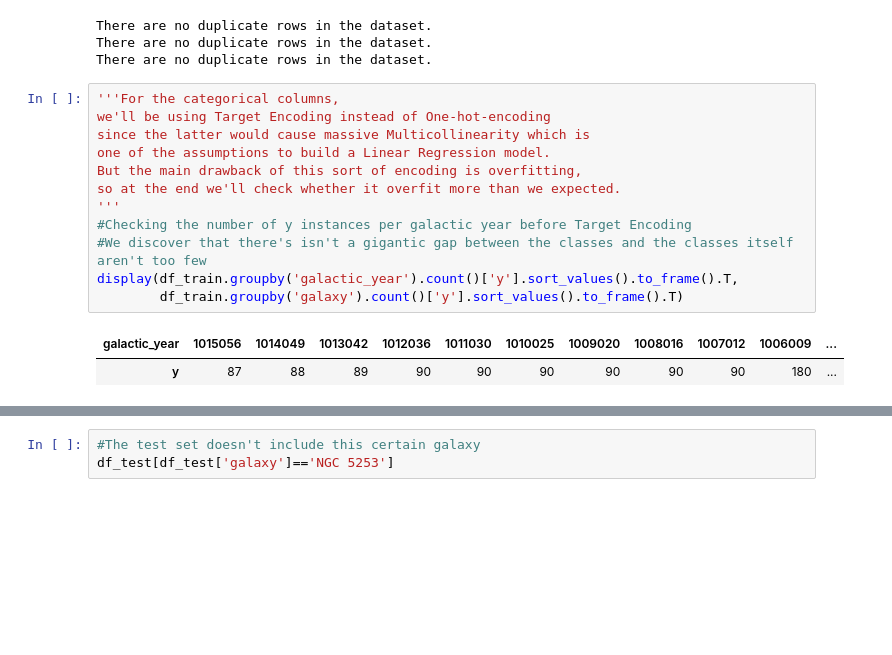
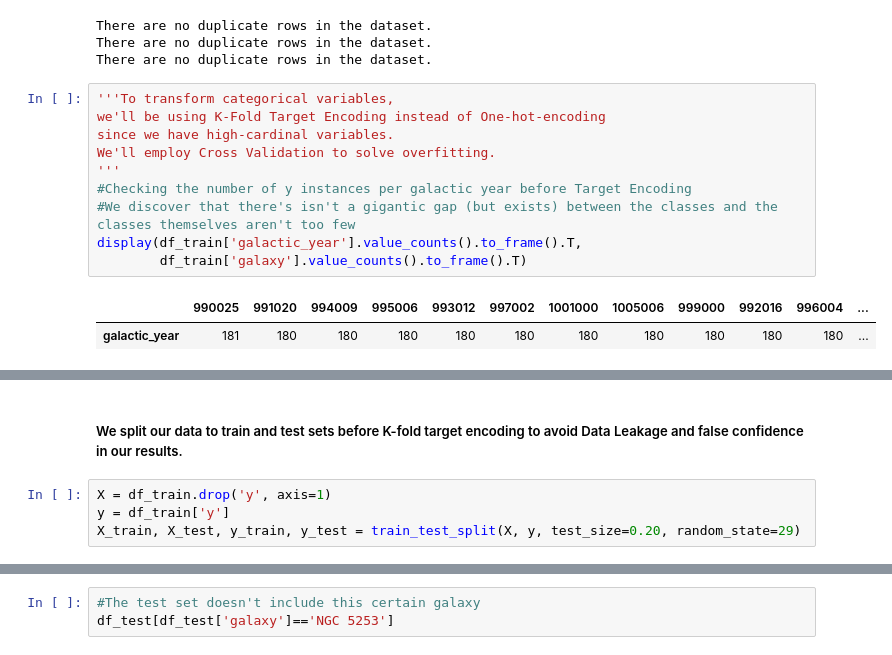
Before and after one commit to kamalzada/Machine-Learning-Projects, a Jupyter notebook: Capstone-Projects/Capstone-Project#2.ipynb, the cells around one changed output, grey strips where cells are left out. Cells and saved outputs as stored; diff of their text form; blank space fills up the shorter version.

```diff
--- a/Capstone-Projects/Capstone-Project#2.ipynb
+++ b/Capstone-Projects/Capstone-Project#2.ipynb
@@ -268,17 +272,15 @@ There are no duplicate rows in the dataset.
 There are no duplicate rows in the dataset.
 There are no duplicate rows in the dataset.
 # %%
-'''For the categorical columns,
-we'll be using Target Encoding instead of One-hot-encoding
-since the latter would cause massive Multicollinearity which is
-one of the assumptions to build a Linear Regression model.
-But the main drawback of this sort of encoding is overfitting,
-so at the end we'll check whether it overfit more than we expected.
+'''To transform categorical variables,
+we'll be using K-Fold Target Encoding instead of One-hot-encoding
+since we have high-cardinal variables.
+We'll employ Cross Validation to solve overfitting.
 '''
 #Checking the number of y instances per galactic year before Target Encoding
-#We discover that there's isn't a gigantic gap between the classes and the classes itself aren't too few
-display(df_train.groupby('galactic_year').count()['y'].sort_values().to_frame().T,
-        df_train.groupby('galaxy').count()['y'].sort_values().to_frame().T)
+#We discover that there's isn't a gigantic gap (but exists) between the classes and the classes themselves aren't too few
+display(df_train['galactic_year'].value_counts().to_frame().T,
+        df_train['galaxy'].value_counts().to_frame().T)
 # %% [output]
-| galactic_year | 1015056 | 1014049 | 1013042 | 1012036 | 1011030 | 1010025 | 1009020 | 1008016 | 1007012 | 1006009 | ... |
-| y | 87 | 88 | 89 | 90 | 90 | 90 | 90 | 90 | 90 | 180 | ... |
+|  | 990025 | 991020 | 994009 | 995006 | 993012 | 997002 | 1001000 | 1005006 | 999000 | 992016 | 996004 | ... |
+| galactic_year | 181 | 180 | 180 | 180 | 180 | 180 | 180 | 180 | 180 | 180 | 180 | ... |
@@ -286,0 +289,6 @@ display(df_train.groupby('galactic_year').count()['y'].sort_values().to_frame().
+# %% [markdown]
+##### We split our data to train and test sets before K-fold target encoding to avoid Data Leakage and false confidence in our results.
+# %%
+X = df_train.drop('y', axis=1)
+y = df_train['y']
+X_train, X_test, y_train, y_test = train_test_split(X, y, test_size=0.20, random_state=29)
```
Also changed, not shown: parts of 66 cells of this notebook.
